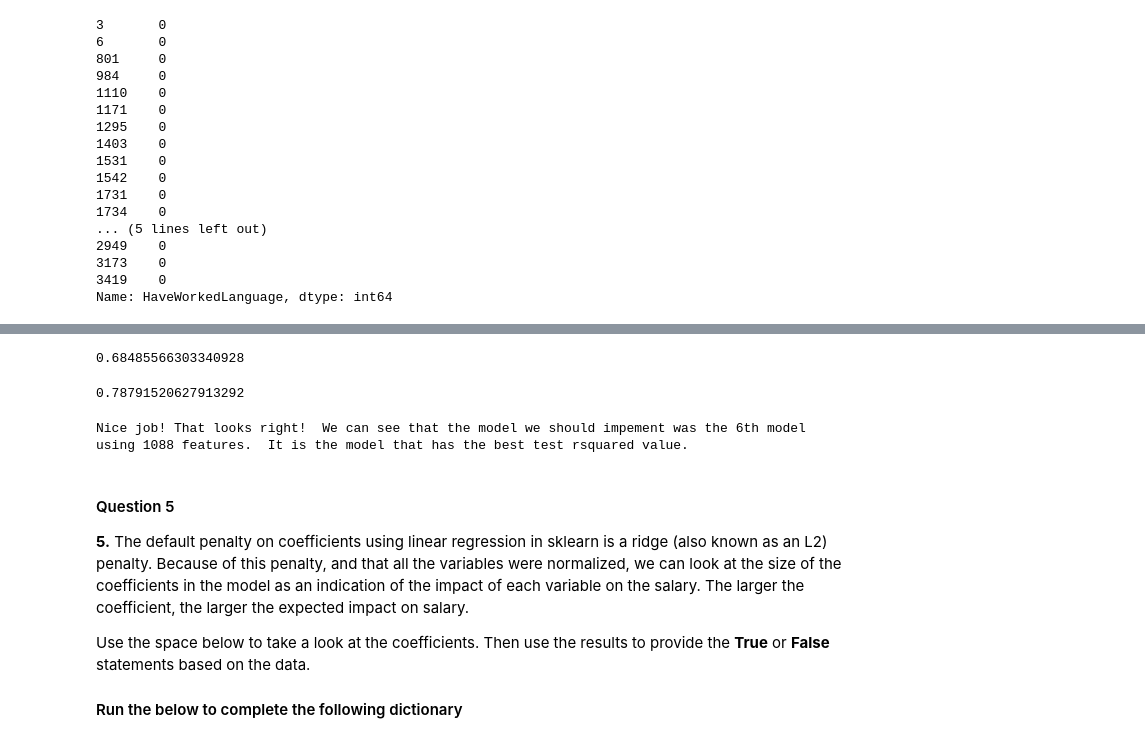
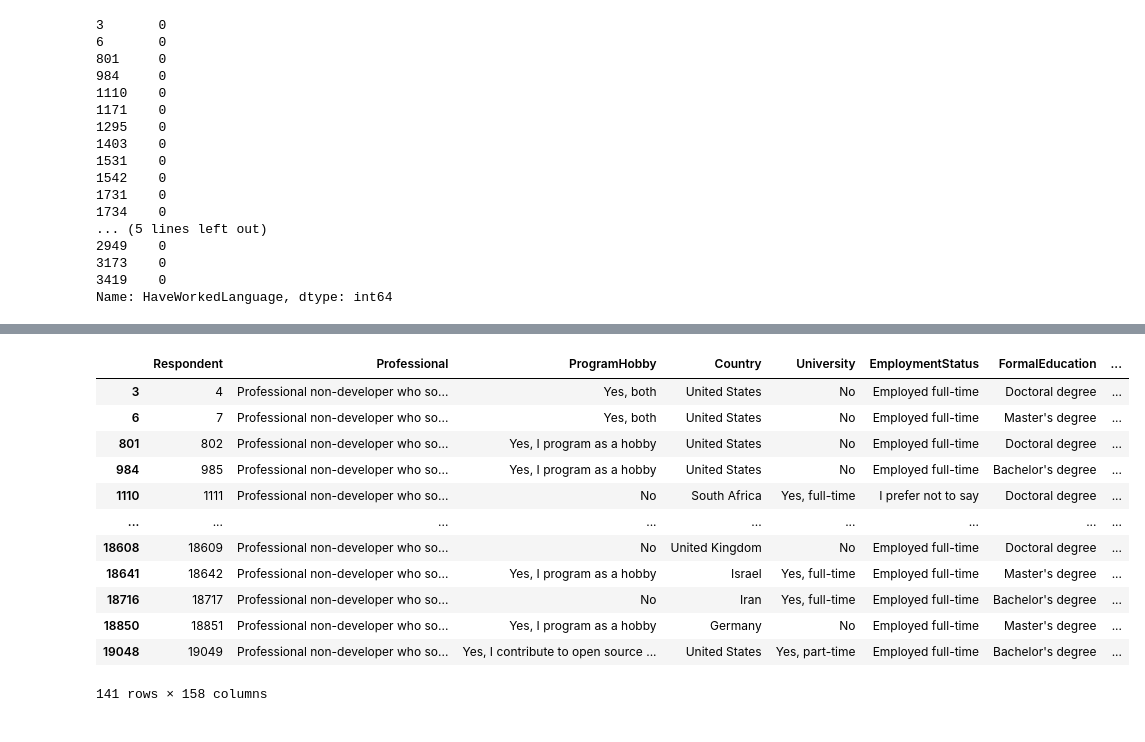
Before and after one commit to celdredge/Project_1_Write_A_Data_Science_Blog_Post, a Jupyter notebook: Stack Overflow Data Analysis.ipynb, the cells around one changed output, grey strips where cells are left out. Drawn from its saved outputs; the diff is of its cells as text; code cells hidden in the pictures.

```diff
--- a/Stack Overflow Data Analysis.ipynb
+++ b/Stack Overflow Data Analysis.ipynb
@@ -401,8 +280,0 @@ X_train.shape[1]
-# %%
-r2_scores_test[np.argmax(r2_scores_test)]
-# %% [output]
-0.68485566303340928
-# %%
-r2_scores_train[np.argmax(r2_scores_test)]
-# %% [output]
-0.78791520627913292
@@ -424,13 +281,16 @@ q4_piat = {'The optimal number of features based on the results is': c,
-# %%
-#Check against your solution
-t.q4_piat_check(q4_piat)
-# %% [output]
-Nice job! That looks right!  We can see that the model we should impement was the 6th model using 1088 features.  It is the model that has the best test rsquared value.
-# %% [markdown]
-#### Question 5
-
-**5.** The default penalty on coefficients using linear regression in sklearn is a ridge (also known as an L2) penalty.  Because of this penalty, and that all the variables were normalized, we can look at the size of the coefficients in the model as an indication of the impact of each variable on the salary.  The larger the coefficient, the larger the expected impact on salary.
-
-Use the space below to take a look at the coefficients.  Then use the results to provide the **True** or **False** statements based on the data.
-
-#### Run the below to complete the following dictionary
+# %%
+ds_df
+# %% [output]
+|  | Respondent | Professional | ProgramHobby | Country | University | EmploymentStatus | FormalEducation | ... |
+| 3 | 4 | Professional non-developer who so... | Yes, both | United States | No | Employed full-time | Doctoral degree | ... |
+| 6 | 7 | Professional non-developer who so... | Yes, both | United States | No | Employed full-time | Master's degree | ... |
+| 801 | 802 | Professional non-developer who so... | Yes, I program as a hobby | United States | No | Employed full-time | Doctoral degree | ... |
+| 984 | 985 | Professional non-developer who so... | Yes, I program as a hobby | United States | No | Employed full-time | Bachelor's degree | ... |
+| 1110 | 1111 | Professional non-developer who so... | No | South Africa | Yes, full-time | I prefer not to say | Doctoral degree | ... |
+| ... | ... | ... | ... | ... | ... | ... | ... | ... |
+| 18608 | 18609 | Professional non-developer who so... | No | United Kingdom | No | Employed full-time | Doctoral degree | ... |
+| 18641 | 18642 | Professional non-developer who so... | Yes, I program as a hobby | Israel | Yes, full-time | Employed full-time | Master's degree | ... |
+| 18716 | 18717 | Professional non-developer who so... | No | Iran | Yes, full-time | Employed full-time | Bachelor's degree | ... |
+| 18850 | 18851 | Professional non-developer who so... | Yes, I program as a hobby | Germany | No | Employed full-time | Master's degree | ... |
+| 19048 | 19049 | Professional non-developer who so... | Yes, I contribute to open source ... | United States | Yes, part-time | Employed full-time | Bachelor's degree | ... |
+141 rows × 158 columns
```
Also changed, not shown: parts of 23 cells of this notebook.
